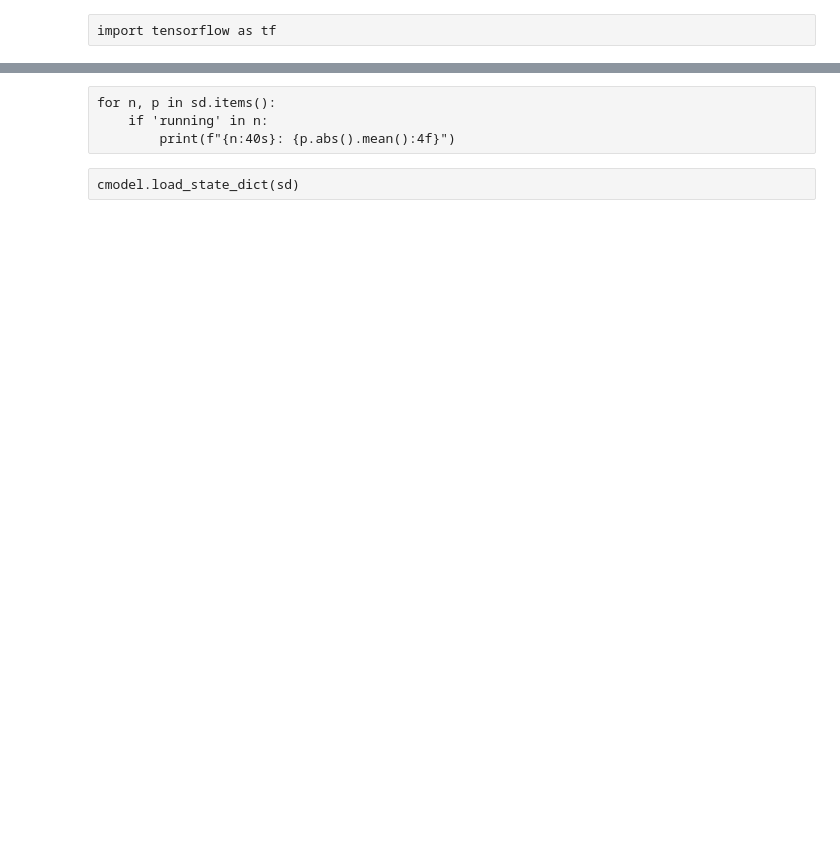
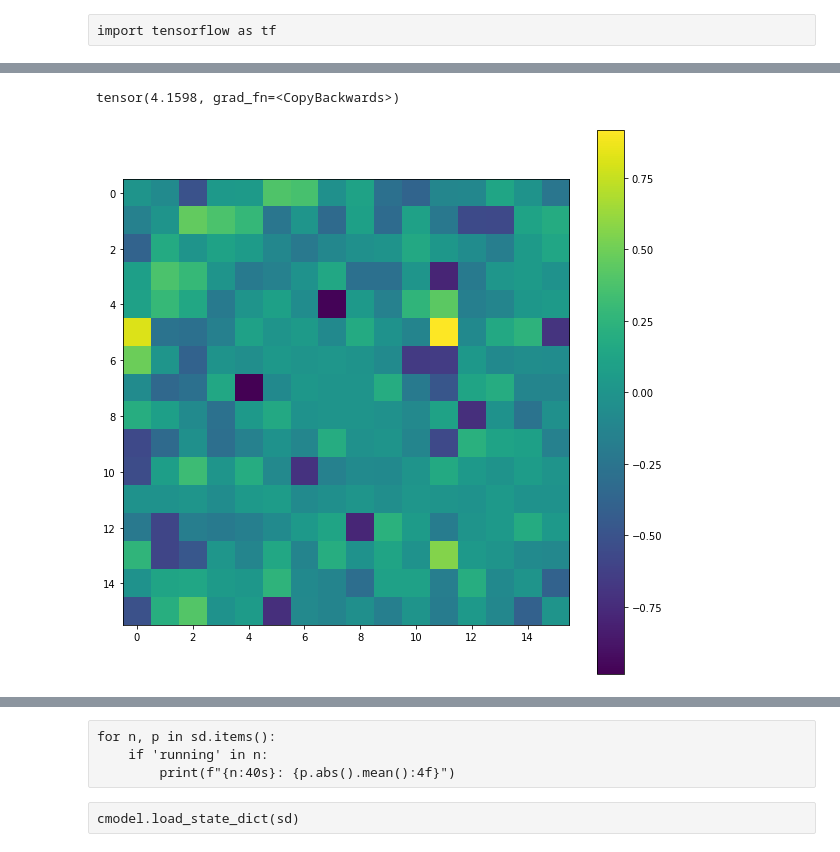
Before and after one commit to bonlime/sota_imagenet, a Jupyter notebook: eval.ipynb, the cells around one changed output, grey strips where cells are left out. Saved outputs shown, nothing was run; the diff lists cells and outputs as text; code cells hidden in the pictures; blank space fills up the shorter version.

```diff
--- a/eval.ipynb
+++ b/eval.ipynb
@@ -310,3 +78,14 @@ cmodel._patch_drop_path()
+# %%
+cc = cmodel.layers[0].conv.weight
+mat = cc.view(cc.size(0), -1)
+corr = mat @ mat.T / (mat.norm(dim=-1).pow(2) + 1e-3) - torch.eye(mat.size(0))
+plt.figure(figsize=(10, 10))
+plt.imshow(corr.detach())
+plt.colorbar()
+corr.norm()
+# %% [output]
+tensor(4.1598, grad_fn=<CopyBackwards>)
+[figure, added]
 # %%
 cmodel
 # %% [output]
```
Also changed, not shown: parts of 184 cells of this notebook, 12 other files.
